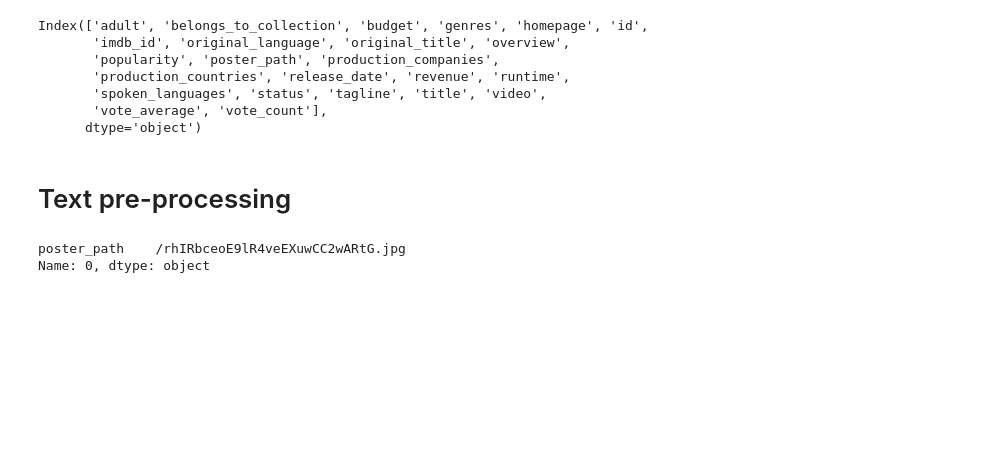
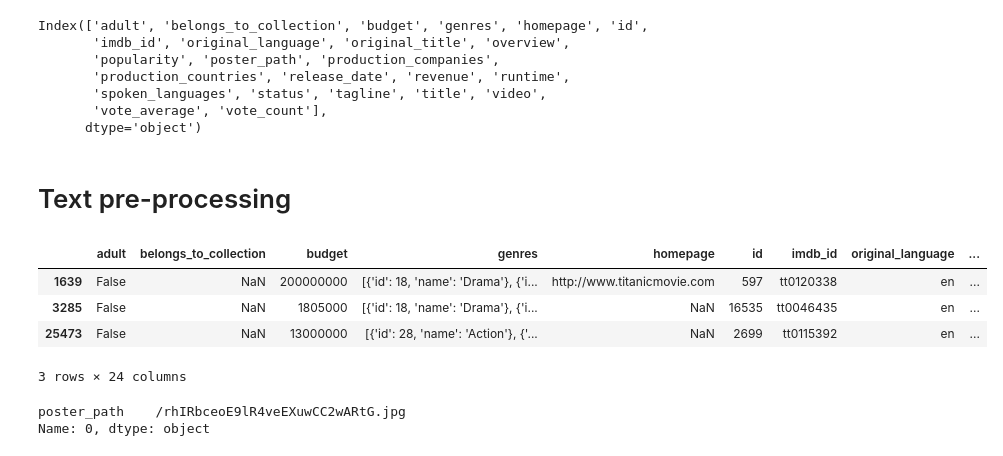
Before and after one commit to maheshsai252/movies-rag, a Jupyter notebook: data_upload_to_vectorstore.ipynb, the cells around one changed output. Cells and saved outputs as stored; diff of their text form; code cells hidden in the pictures; blank space fills up the shorter version.

```diff
--- a/data_upload_to_vectorstore.ipynb
+++ b/data_upload_to_vectorstore.ipynb
@@ -18,6 +18,14 @@ Index(['adult', 'belongs_to_collection', 'budget', 'genres', 'homepage', 'id',
 # Text pre-processing
 # %%
 en_df = df[df['original_language'] == 'en']
+# %%
+en_df[en_df['original_title'] == 'Titanic']
+# %% [output]
+|  | adult | belongs_to_collection | budget | genres | homepage | id | imdb_id | original_language | ... |
+| 1639 | False | NaN | 200000000 | [{'id': 18, 'name': 'Drama'}, {'i... | http://www.titanicmovie.com | 597 | tt0120338 | en | ... |
+| 3285 | False | NaN | 1805000 | [{'id': 18, 'name': 'Drama'}, {'i... | NaN | 16535 | tt0046435 | en | ... |
+| 25473 | False | NaN | 13000000 | [{'id': 28, 'name': 'Action'}, {'... | NaN | 2699 | tt0115392 | en | ... |
+3 rows × 24 columns
 # %%
 en_df[['poster_path']].iloc[0]
 # %% [output]
```
Also changed, not shown: parts of 2 cells of this notebook.
